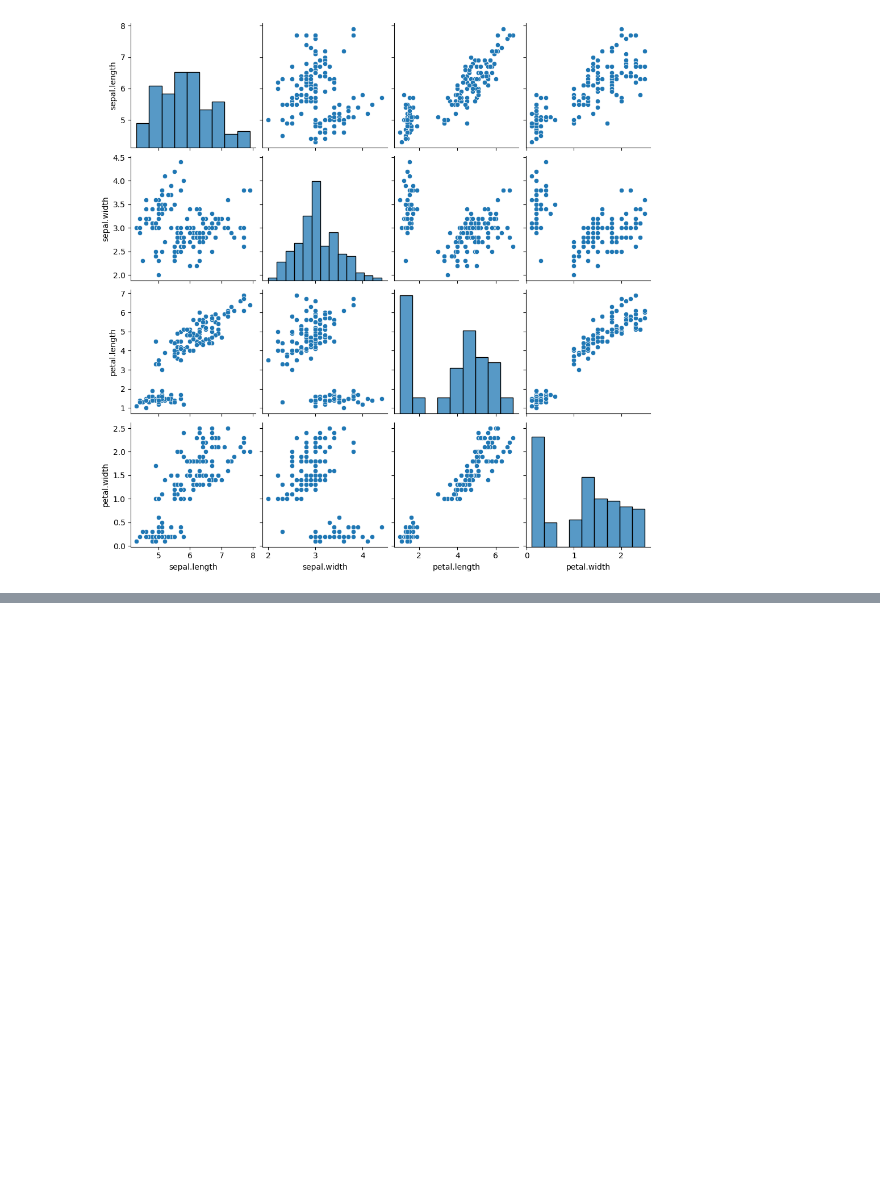
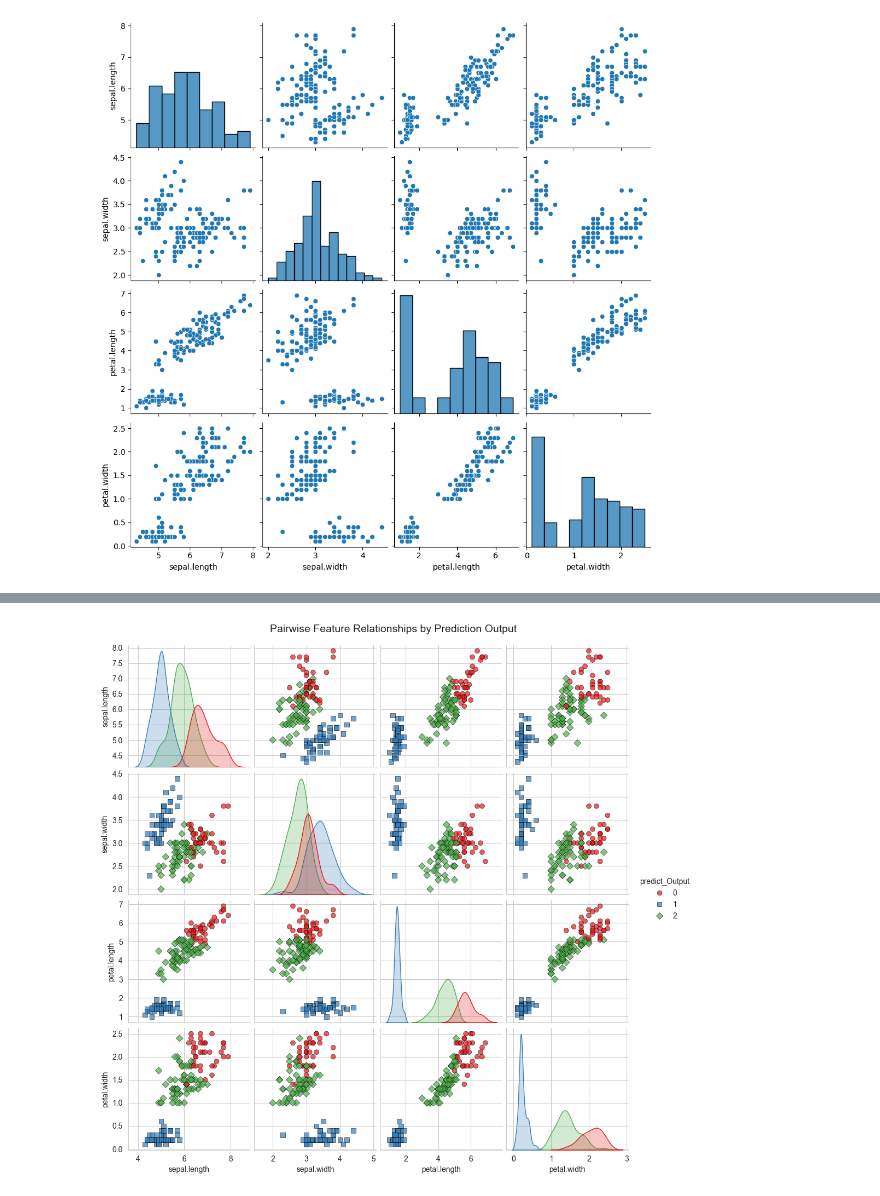
Before and after one commit to Its-Vikas-xd/Machine-Learning, a Jupyter notebook: Unsupervised Machine learning/Clustering/K-Means/k-means.ipynb, the cells around one changed output, grey strips where cells are left out. Drawn from its saved outputs; the diff is of its cells as text; code cells hidden in the pictures; blank space fills up the shorter version.

```diff
--- a/Unsupervised Machine learning/Clustering/K-Means/k-means.ipynb
+++ b/Unsupervised Machine learning/Clustering/K-Means/k-means.ipynb
@@ -27,0 +48,19 @@ plt.show()
+# %%
+kmn = KMeans(n_clusters=3)
+dataset['predict_Output']=kmn.fit_predict(dataset)
+# %%
+
+sns.set_style("whitegrid")
+sns.pairplot(
+    data=dataset,
+    hue="predict_Output",
+    diag_kind="kde",
+    palette="Set1",
+    markers=["o", "s", "D"],
+    plot_kws={"alpha":0.7, "s":40, "edgecolor":"k"}
+)
+
+plt.suptitle("Pairwise Feature Relationships by Prediction Output", fontsize=14, y=1.02)
+plt.show()
+# %% [output]
+[figure, added]
```
Also changed, not shown: parts of 6 cells of this notebook, 1 other file.
